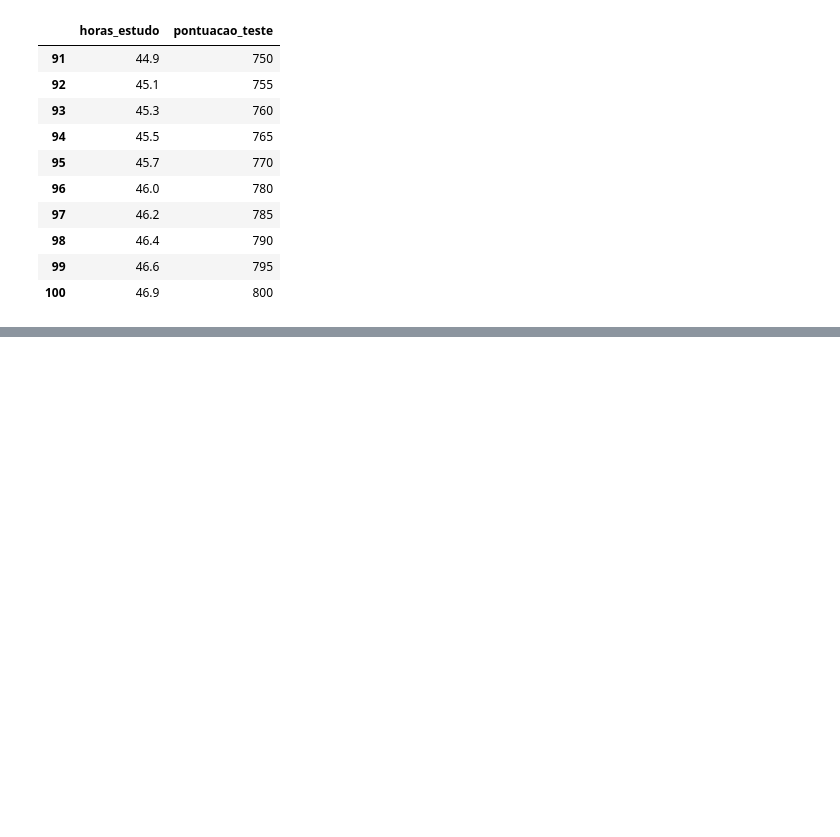
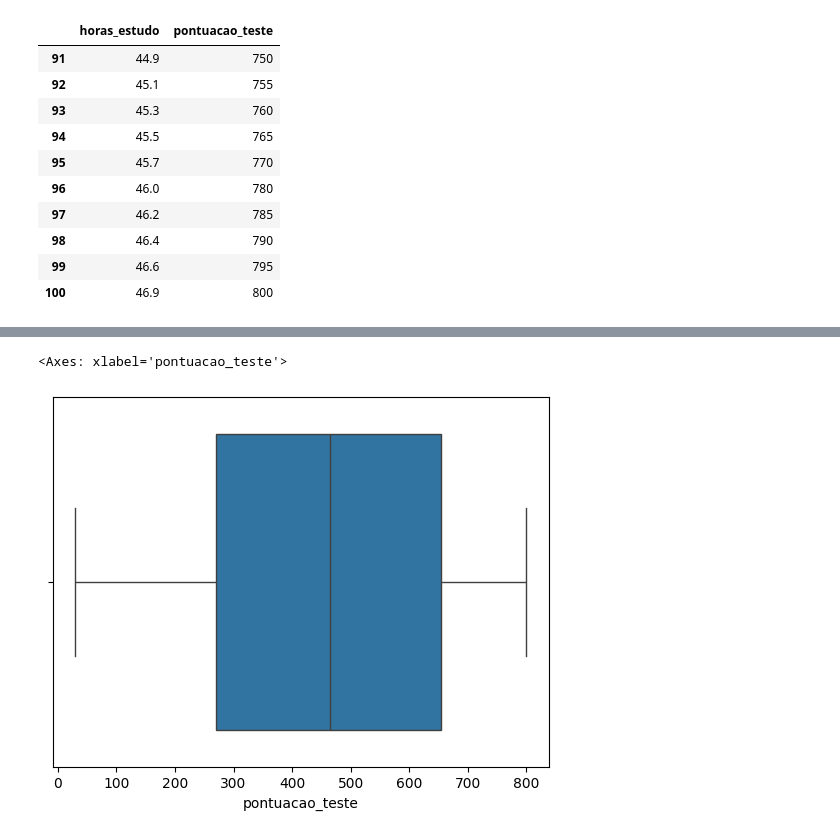
Before and after one commit to bertiGrazi/analise_exploratoria_de_dados, a Jupyter notebook: algoritmos_supervisionados/regressão_linear_simples/modelo_pontuacao.ipynb, the cells around one changed output, grey strips where cells are left out. Cells and saved outputs as stored; diff of their text form; code cells hidden in the pictures; blank space fills up the shorter version.

```diff
--- a/algoritmos_supervisionados/regressão_linear_simples/modelo_pontuacao.ipynb
+++ b/algoritmos_supervisionados/regressão_linear_simples/modelo_pontuacao.ipynb
@@ -46,0 +89,5 @@ df_pontuacao.tail(10)
+# %%
+sns.boxplot(df_pontuacao, x='pontuacao_teste')
+# %% [output]
+<Axes: xlabel='pontuacao_teste'>
+[figure, added]
```
Also changed, not shown: parts of 8 cells of this notebook.
